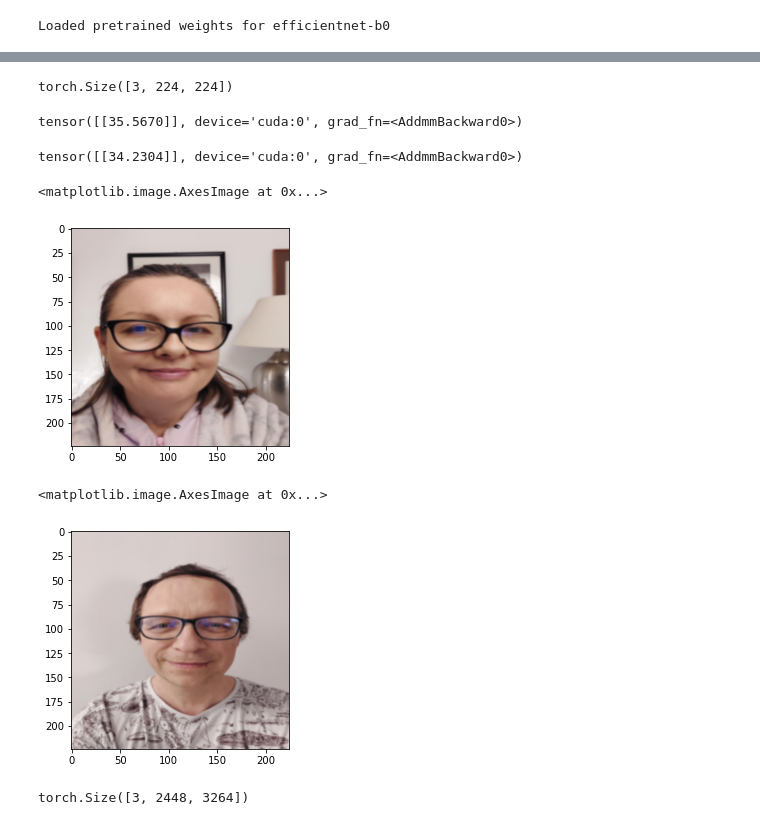
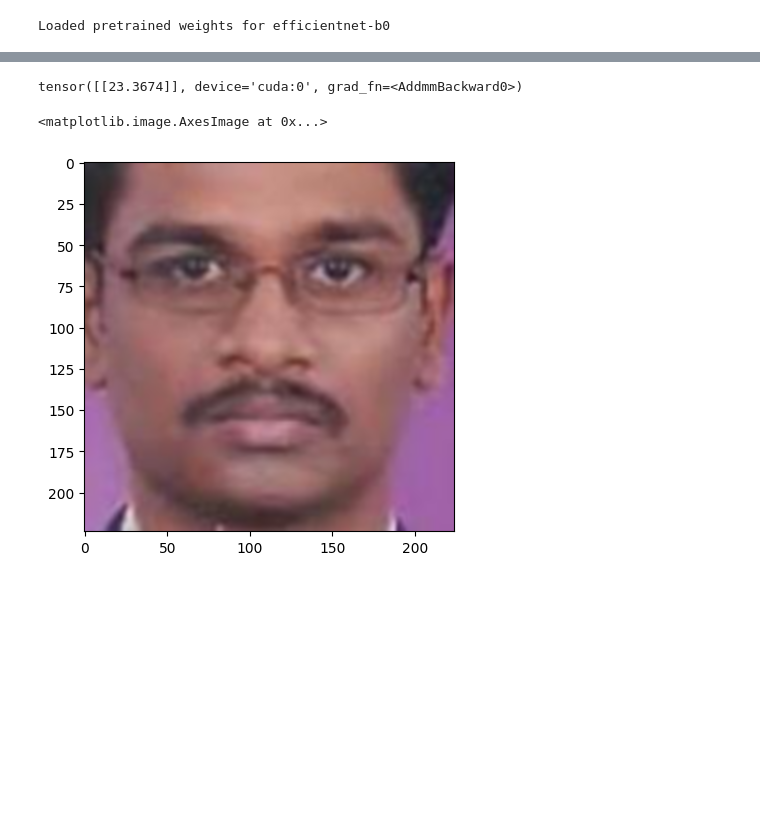
Before and after one commit to wernerolaf/Age_Detector, a Jupyter notebook: main.ipynb, the cells around one changed output, grey strips where cells are left out. Drawn from its saved outputs; the diff is of its cells as text; code cells hidden in the pictures; blank space fills up the shorter version.

```diff
--- a/main.ipynb
+++ b/main.ipynb
@@ -718,22 +760,13 @@ tata=transforms.Resize((224,224),antialias=True)(tata)
-# %%
-mama.shape
-# %% [output]
-torch.Size([3, 224, 224])
-# %%
-model(mama.reshape([1,3,224,224]).to('cuda').float())
-# %% [output]
-tensor([[35.5670]], device='cuda:0', grad_fn=<AddmmBackward0>)
-# %%
-model(tata.reshape([1,3,224,224]).to('cuda').float())
-# %% [output]
-tensor([[34.2304]], device='cuda:0', grad_fn=<AddmmBackward0>)
+# %%
+example=read_image("data/test/29_0_3_20170119153035762.jpg.chip.jpg")
+
+example=transforms.Resize((224,224),antialias=True)(example)
+
+model_best(example.reshape([1,3,224,224]).to('cuda').float())
+# %% [output]
+tensor([[23.3674]], device='cuda:0', grad_fn=<AddmmBackward0>)
 # %%
-plt.imshow(transforms.ToPILImage()(mama.reshape(3,224,224).to(torch.uint8)), interpolation="bicubic")
+plt.imshow(transforms.ToPILImage()(example.reshape(3,224,224).to(torch.uint8)), interpolation="bicubic")
 # %% [output]
 <matplotlib.image.AxesImage at 0x...>
-[figure, old version]
+[figure, new version]
-# %%
-plt.imshow(transforms.ToPILImage()(tata.reshape(3,224,224).to(torch.uint8)), interpolation="bicubic")
-# %% [output]
-<matplotlib.image.AxesImage at 0x...>
-[figure, removed]
@@ -742,4 +772,0 @@ mama=mama.rot90(k=-1,[1,2])
-# %%
-mama.shape
-# %% [output]
-torch.Size([3, 2448, 3264])
```
Also changed, not shown: parts of 86 cells of this notebook.
